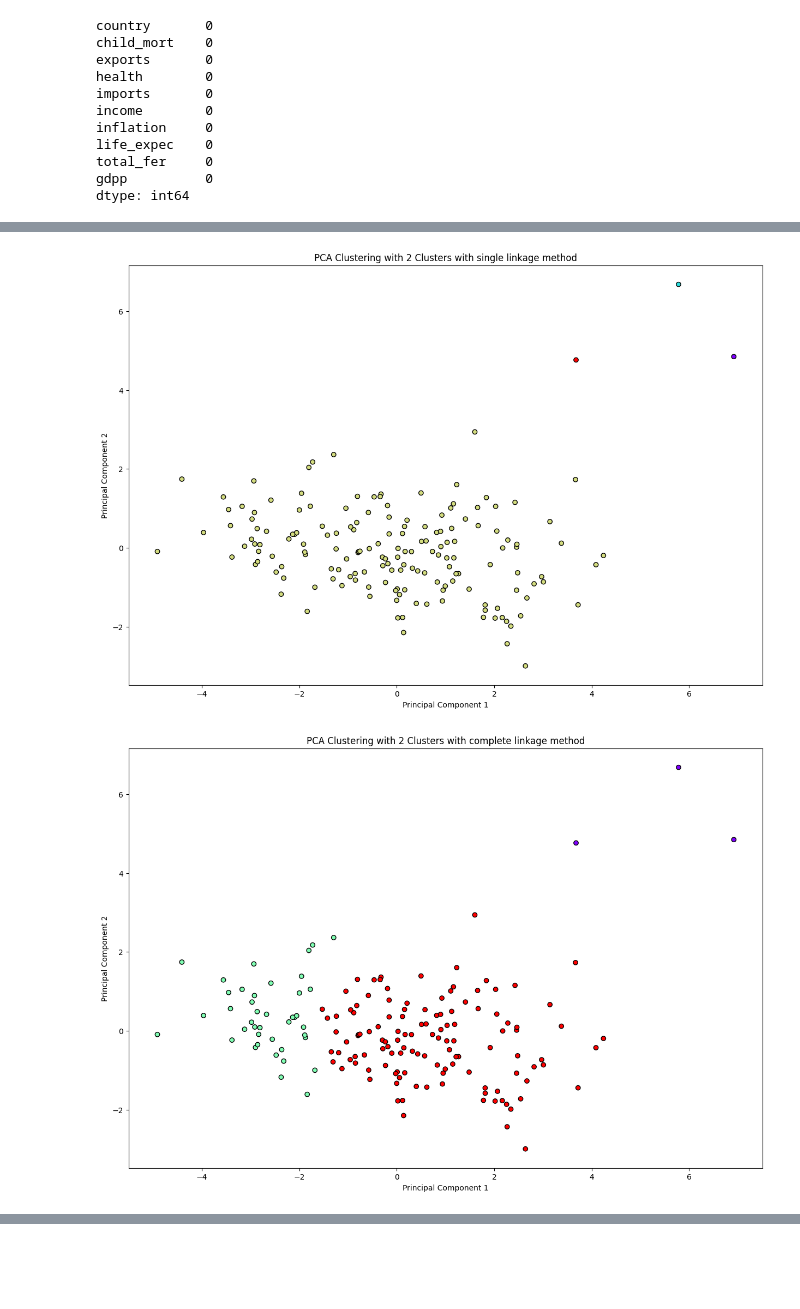
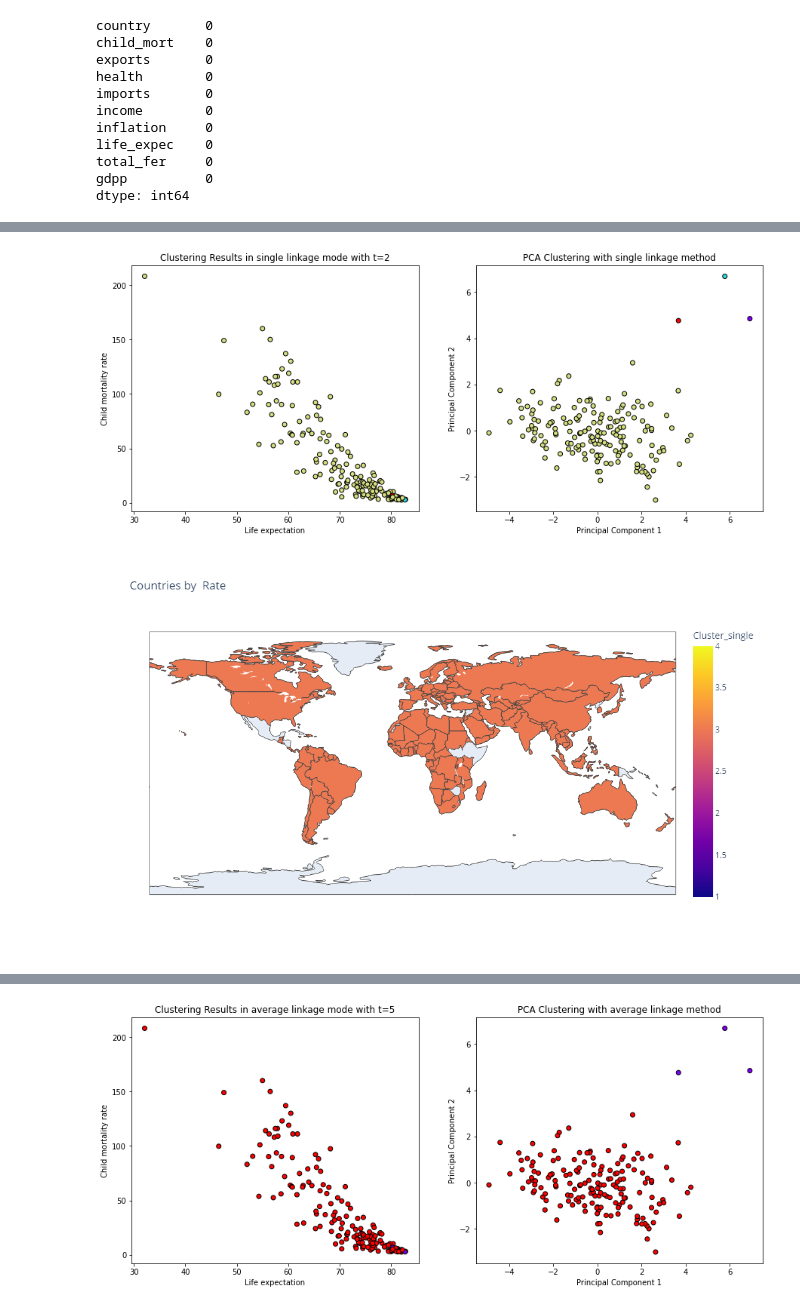
Before and after one commit to sahathat/dataSci, a Jupyter notebook: machineLearning/unsupervised/G7-Country-Datasets.ipynb, the cells around one changed output, grey strips where cells are left out. Cells and saved outputs as stored; diff of their text form; code cells hidden in the pictures; blank space fills up the shorter version.

```diff
--- a/machineLearning/unsupervised/G7-Country-Datasets.ipynb
+++ b/machineLearning/unsupervised/G7-Country-Datasets.ipynb
@@ -223,9 +291,18 @@ best_k = curvature.argmax() + 2
 best_kmeans = KMeans(n_clusters=best_k, random_state=42)
 cluster_df['Cluster_Kmean'] = best_kmeans.fit_predict(features)
 
-plt.scatter(cluster_df['life_expec'], cluster_df['total_fer'], c=cluster_df['Cluster_Kmean'], cmap='rainbow')
+plt.scatter(cluster_df['life_expec'], cluster_df['child_mort'], c=cluster_df['Cluster_Kmean'], cmap='rainbow')
 plt.xlabel('Life expectation')
-plt.ylabel('Total fertility')
-plt.title(f'Clustering Results (K={best_k})')
+plt.ylabel('Child mortality rate')
+plt.title(f'Clustering Results by (K={best_k})')
 plt.show()
+
+fig = px.choropleth(cluster_df,
+    locationmode='country names',
+    locations='country',
+    color='Cluster_Kmean',
+    title=f'Countries by  Rate',
+    width=1000, height=600
+)
+fig.show()
 # %% [output]
@@ -278,7 +362,7 @@ nums = range(2,10)
 var_ratio = []
 sum_ratio = []
 for num in nums:
-  pca = PCA(n_components=num)
+  pca = PCA(n_components=num, svd_solver='randomized', random_state=42)
   pca.fit_transform(pca_before_features)
   var_ratio.append(pca.noise_variance_)
   sum_ratio.append(np.sum(pca.explained_variance_ratio_))
@@ -301,7 +385,7 @@ from scipy.cluster.hierarchy import dendrogram
 import matplotlib
 from matplotlib import pyplot as plt
 
-pca = PCA(n_components=2)
+pca = PCA(n_components=2, svd_solver='randomized', random_state=42)
 pca_features = pca.fit_transform(pca_before_features)
 
 # Create a linkage object.
@@ -325,35 +412,47 @@ NameError: name 'labels' is not defined
 # %%
 # Determine the clusters using fcluster
 from scipy.cluster.hierarchy import fcluster
 
 
-max_d = [2,7,5,20]  # Adjust this value based on the dendrogram
+max_d = [2,10,5,20]  # Adjust this value based on the dendrogram
 i = 0
 
 cluster_df_pca = df.copy()
-del cluster_df_pca["country"]
 for method in methods:
     clusters = fcluster(linkage_col_pca[method], t=max_d[i], criterion='distance')
 
     # Add the cluster labels to the DataFrame
     cluster_df_pca['Cluster_'+method] = clusters
 
     # Plot the clusters
-    plt.figure(figsize=(15, 10))
+    fig, ax = plt.subplots(1,2,figsize=(15, 6))
 
     # # Create scatter plot for each cluster
     # for cluster_id in selected_df['Cluster'].unique():
     #     cluster_df = cluster_df[cluster_df['Cluster'] == cluster_id]
 
     # sns.boxplot(x="work_year", y="salary_in_usd", data=cluster_df ,hue='Cluster', palette="deep")
+    ax[0].scatter(cluster_df['life_expec'], cluster_df['child_mort'], c=cluster_df_pca['Cluster_'+method], marker='o', edgecolors='k', cmap='rainbow')
+    ax[0].set_xlabel('Life expectation')
+    ax[0].set_ylabel('Child mortality rate')
+    ax[0].set_title(f"Clustering Results in {method} linkage mode with t={max_d[i]}")
 
-    plt.scatter(pca_features[:, 0], pca_features[:, 1], c=cluster_df_pca['Cluster_'+method], marker='o', edgecolors='k', cmap='rainbow')
-    plt.title(f"PCA Clustering with 2 Clusters with {method} linkage method")
-    plt.xlabel("Principal Component 1")
-    plt.ylabel("Principal Component 2")
+    ax[1].scatter(pca_features[:, 0], pca_features[:, 1], c=cluster_df_pca['Cluster_'+method], marker='o', edgecolors='k', cmap='rainbow')
+    ax[1].set_xlabel("Principal Component 1")
+    ax[1].set_ylabel("Principal Component 2")
+    ax[1].set_title(f"PCA Clustering with {method} linkage method")
     # plt.legend(title="clusters",loc="upper right")
     plt.show()
+
+    fig = px.choropleth(cluster_df_pca,
+        locationmode='country names',
+        locations='country',
+        color='Cluster_'+method,
+        title=f'Countries by  Rate',
+        width=1000, height=600
+    )
+    fig.show()
     i = i + 1
 # %% [output]
-[figure, old version]
+[figure, new version]
-[figure, old version]
+[figure, new version]
@@ -361,0 +461 @@ for method in methods:
+[figure, added]
```
Also changed, not shown: parts of 20 cells of this notebook.
